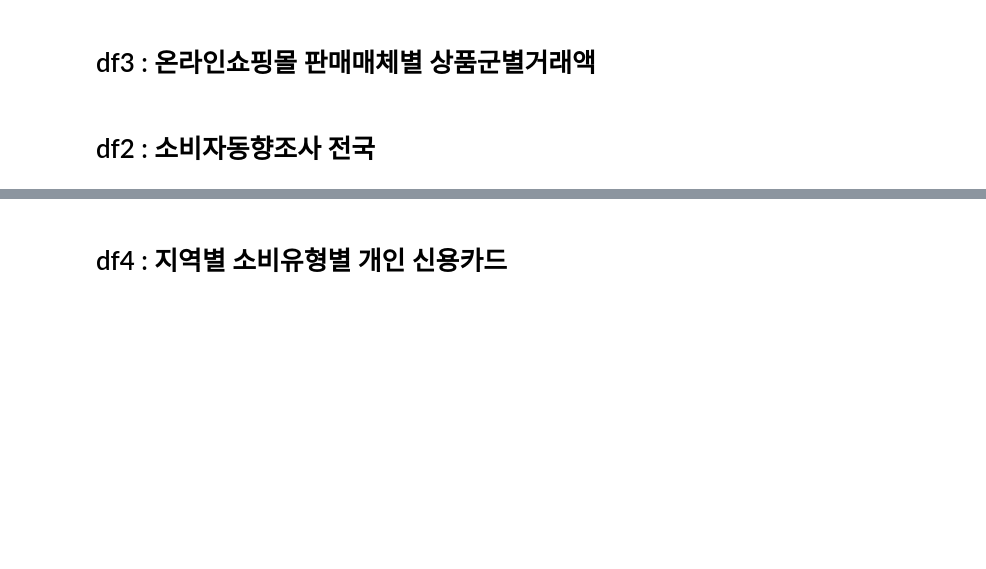
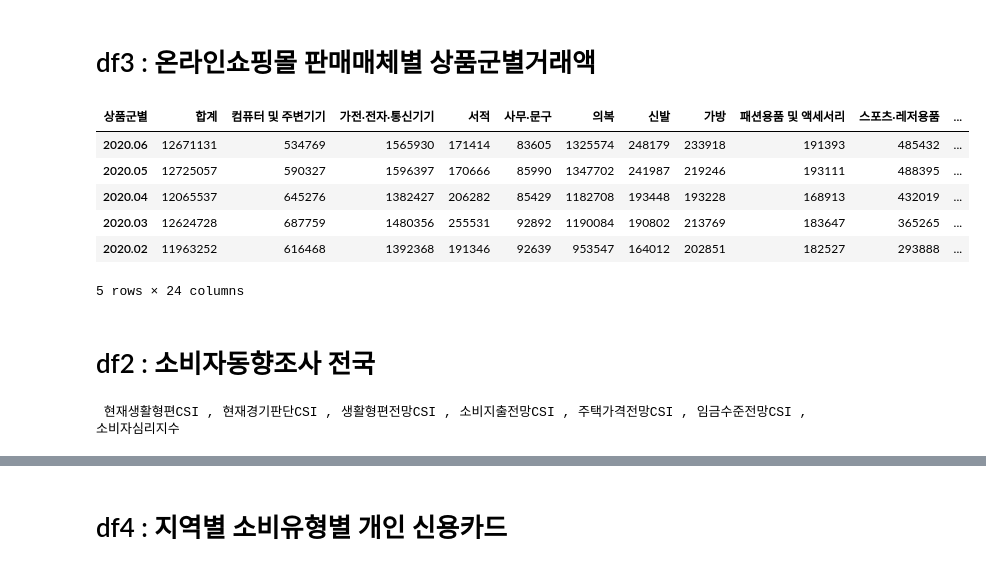
Before and after one commit to cryingjin/Shopping_GG, a Jupyter notebook: 2. FE/0827_extData.ipynb, the cells around one changed output, grey strips where cells are left out. Cells and saved outputs as stored; diff of their text form; code cells hidden in the pictures; blank space fills up the shorter version.

```diff
--- a/2. FE/0827_extData.ipynb
+++ b/2. FE/0827_extData.ipynb
@@ -19,10 +21,22 @@ df4 = pd.read_excel(os.path.join('..', '0.Data', '03_외부데이터', '지역
+# %%
+df3 = df3.loc[df3['판매매체별'] == '계']
 # %%
 df3 = df3.T
-# %%
-df3.columns = list(map(lambda x : '_'.join(x), zip(df3.loc['판매매체별'].values, df3.loc['상품군별'].values)))
+# %%
+df3.columns = df3.loc['상품군별']
 # %%
 df3 = df3.drop(['상품군별', '판매매체별'])
 # %%
-df3.index = list(map(lambda x : x.replace(' ', '')[:7].replace('.', '-'), df3.index))
+df3.index= list(map(lambda x : x.replace(' ', '')[:7], df3.index))
+# %%
+df3.head()
+# %% [output]
+| 상품군별 | 합계 | 컴퓨터 및 주변기기 | 가전·전자·통신기기 | 서적 | 사무·문구 | 의복 | 신발 | 가방 | 패션용품 및 액세서리 | 스포츠·레저용품 | ... |
+| 2020.06 | 12671131 | 534769 | 1565930 | 171414 | 83605 | 1325574 | 248179 | 233918 | 191393 | 485432 | ... |
+| 2020.05 | 12725057 | 590327 | 1596397 | 170666 | 85990 | 1347702 | 241987 | 219246 | 193111 | 488395 | ... |
+| 2020.04 | 12065537 | 645276 | 1382427 | 206282 | 85429 | 1182708 | 193448 | 193228 | 168913 | 432019 | ... |
+| 2020.03 | 12624728 | 687759 | 1480356 | 255531 | 92892 | 1190084 | 190802 | 213769 | 183647 | 365265 | ... |
+| 2020.02 | 11963252 | 616468 | 1392368 | 191346 | 92639 | 953547 | 164012 | 202851 | 182527 | 293888 | ... |
+5 rows × 24 columns
 # %% [markdown]
 # df2 : 소비자동향조사 전국
@@ -31,0 +43,4 @@ selected = ['현재생활형편CSI', '교양・오락・문화생활비 지출
+# %%
+selected = list(map(lambda x : x.strip(), (input().split(','))))
+# %% [output]
+ 현재생활형편CSI , 현재경기판단CSI , 생활형편전망CSI , 소비지출전망CSI , 주택가격전망CSI , 임금수준전망CSI , 소비자심리지수
```
Also changed, not shown: parts of 37 cells of this notebook, 10 other files.
